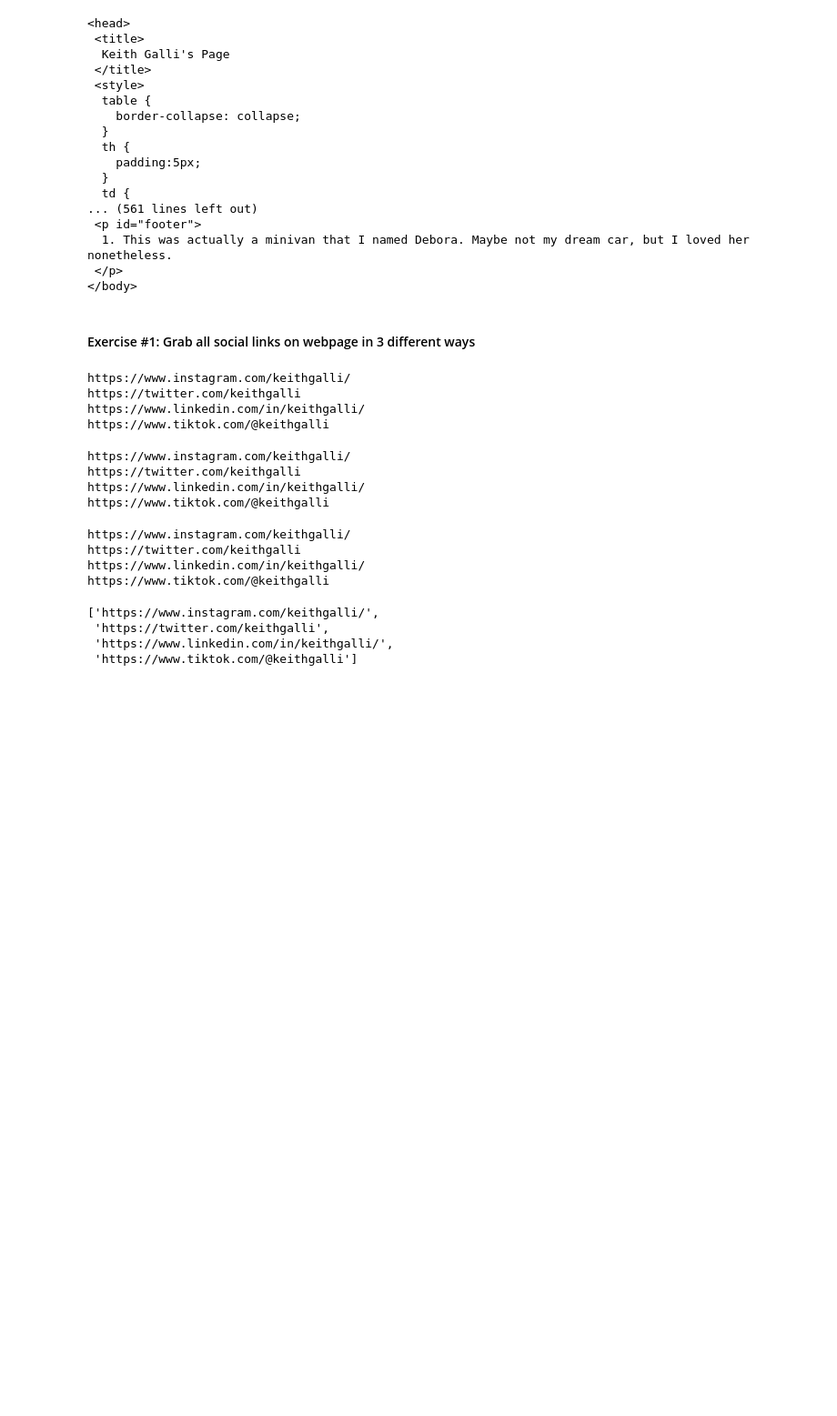
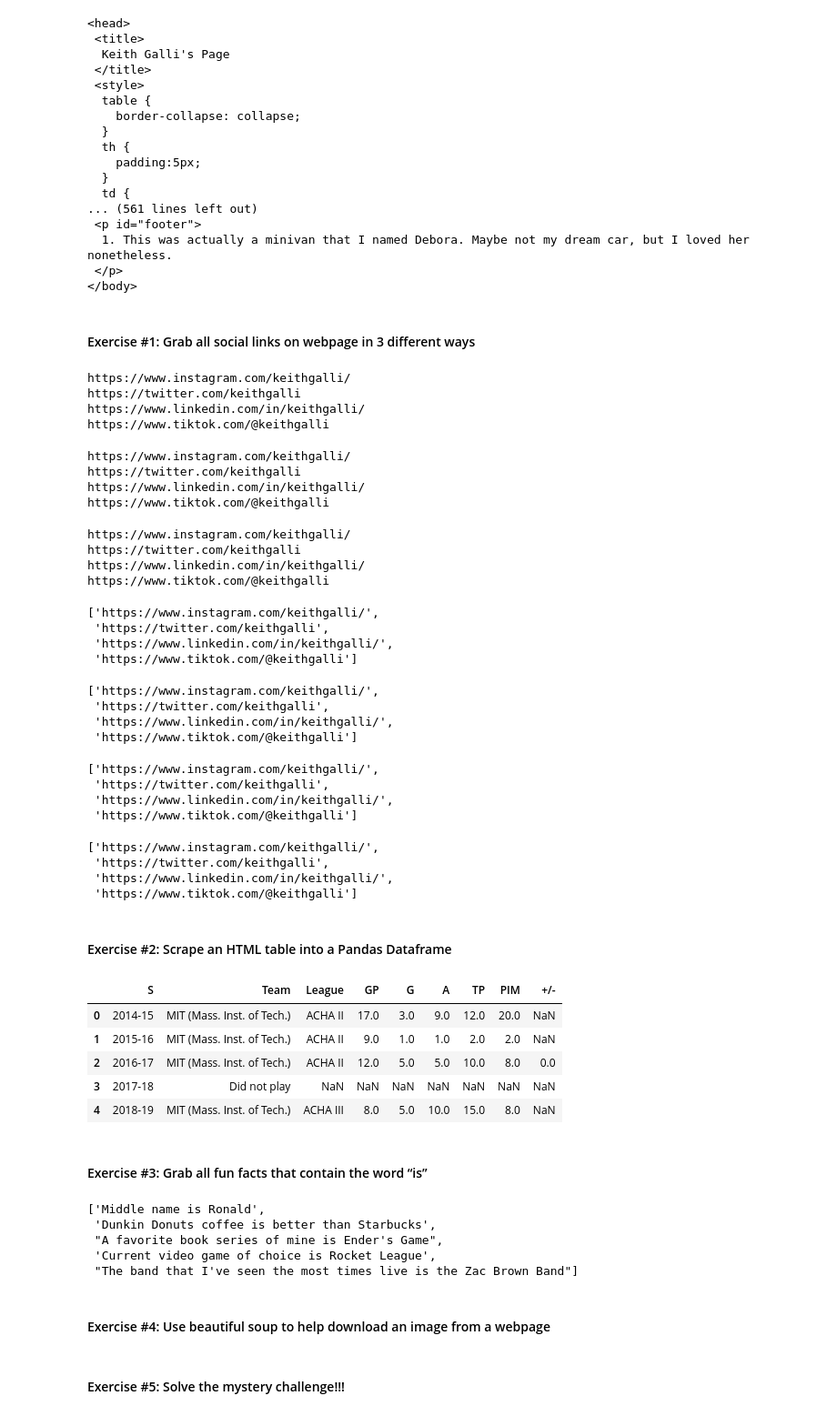
Before and after one commit to cocimano/-ProjectsAndPractice-, a Jupyter notebook: Python/Web Scraping/webScraping_basicTutorial.ipynb, the cells around one changed output. Shown: that part at 91% size. Cells and saved outputs as stored; diff of their text form; code cells hidden in the pictures; blank space fills up the shorter version.

```diff
--- a/Python/Web Scraping/webScraping_basicTutorial.ipynb
+++ b/Python/Web Scraping/webScraping_basicTutorial.ipynb
@@ -269,3 +274,71 @@ actual_links
  'https://twitter.com/keithgalli',
  'https://www.linkedin.com/in/keithgalli/',
  'https://www.tiktok.com/@keithgalli']
+# %%
+#2
+links = webpage.find("ul", attrs={"class": "socials"}).find_all("a")
+actual_links = [link['href'] for link in links]
+actual_links
+# %% [output]
+['https://www.instagram.com/keithgalli/',
+ 'https://twitter.com/keithgalli',
+ 'https://www.linkedin.com/in/keithgalli/',
+ 'https://www.tiktok.com/@keithgalli']
+# %%
+#3
+links = webpage.select("li.social a")
+links
+actual_links = [link['href'] for link in links]
+actual_links
+# %% [output]
+['https://www.instagram.com/keithgalli/',
+ 'https://twitter.com/keithgalli',
+ 'https://www.linkedin.com/in/keithgalli/',
+ 'https://www.tiktok.com/@keithgalli']
+# %%
+#4 (By me)
+urls_site = webpage.get_text() #~ This will return all the text within the webpage
+urls = re.findall(r'https?://[^\s]+', urls_site) #~ This will return all the urls in the webpage
+urls
+# %% [output]
+['https://www.instagram.com/keithgalli/',
+ 'https://twitter.com/keithgalli',
+ 'https://www.linkedin.com/in/keithgalli/',
+ 'https://www.tiktok.com/@keithgalli']
+# %% [markdown]
+#### Exercise #2: Scrape an HTML table into a Pandas Dataframe
+# %%
+table = webpage.select("table.hockey-stats")[0] #~ [0] is used to select the first element in the list (since select returns a list)
+table
+df = pd.read_html(StringIO(str(table)))[0] #~ StringIO is used to convert the string to a file-like object
+df.head()
+#~ This is a very useful way to convert html tables to pandas dataframes
+#~ read_html returns a list of dataframes, so we need to select the first element in the list
+
+#~ Now we will remove columns with NaN values and unnamed columns
+df = df.dropna(axis=1, how='all') #~ axis=1 is used to drop columns, how='all' is used to drop columns with all NaN values
+df = df.loc[:, ~df.columns.str.contains('^Unnamed')] #~ This will remove all columns that start with 'Unnamed'
+df.head()
+# %% [output]
+|  | S | Team | League | GP | G | A | TP | PIM | +/- |
+| 0 | 2014-15 | MIT (Mass. Inst. of Tech.) | ACHA II | 17.0 | 3.0 | 9.0 | 12.0 | 20.0 | NaN |
+| 1 | 2015-16 | MIT (Mass. Inst. of Tech.) | ACHA II | 9.0 | 1.0 | 1.0 | 2.0 | 2.0 | NaN |
+| 2 | 2016-17 | MIT (Mass. Inst. of Tech.) | ACHA II | 12.0 | 5.0 | 5.0 | 10.0 | 8.0 | 0.0 |
+| 3 | 2017-18 | Did not play | NaN | NaN | NaN | NaN | NaN | NaN | NaN |
+| 4 | 2018-19 | MIT (Mass. Inst. of Tech.) | ACHA III | 8.0 | 5.0 | 10.0 | 15.0 | 8.0 | NaN |
+# %% [markdown]
+#### Exercise #3: Grab all fun facts that contain the word “is”
+# %%
+fun_facts = webpage.select('ul.fun-facts li')
+facts_with_is = [fact.get_text() for fact in fun_facts if 'is' in fact.get_text()]
+facts_with_is
+#~ This is a list comprehension that will return all the facts that contain the word 'is'
+#~ It is a for loop that iterates through the fun_facts list, and for each fact in the list, it checks if the word 'is' is in the fact, and if it is, it adds the fact to the list
+# %% [output]
+['Middle name is Ronald',
+ 'Dunkin Donuts coffee is better than Starbucks',
+ "A favorite book series of mine is Ender's Game",
+ 'Current video game of choice is Rocket League',
+ "The band that I've seen the most times live is the Zac Brown Band"]
+# %% [markdown]
+#### Exercise #4: Use beautiful soup to help download an image from a webpage
@@ -271,0 +355,2 @@ actual_links
+# %% [markdown]
+#### Exercise #5: Solve the mystery challenge!!!
```
Also changed, not shown: parts of 4 cells of this notebook, 6 other files.
